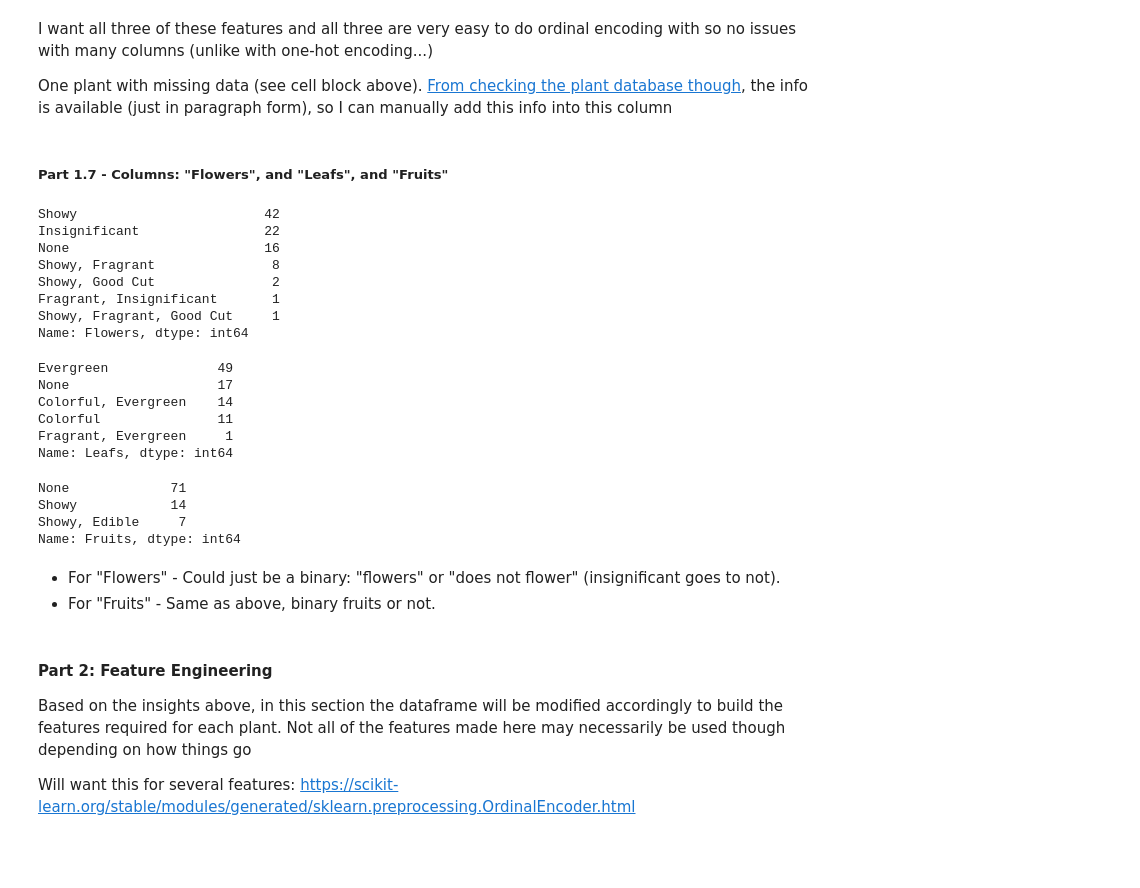
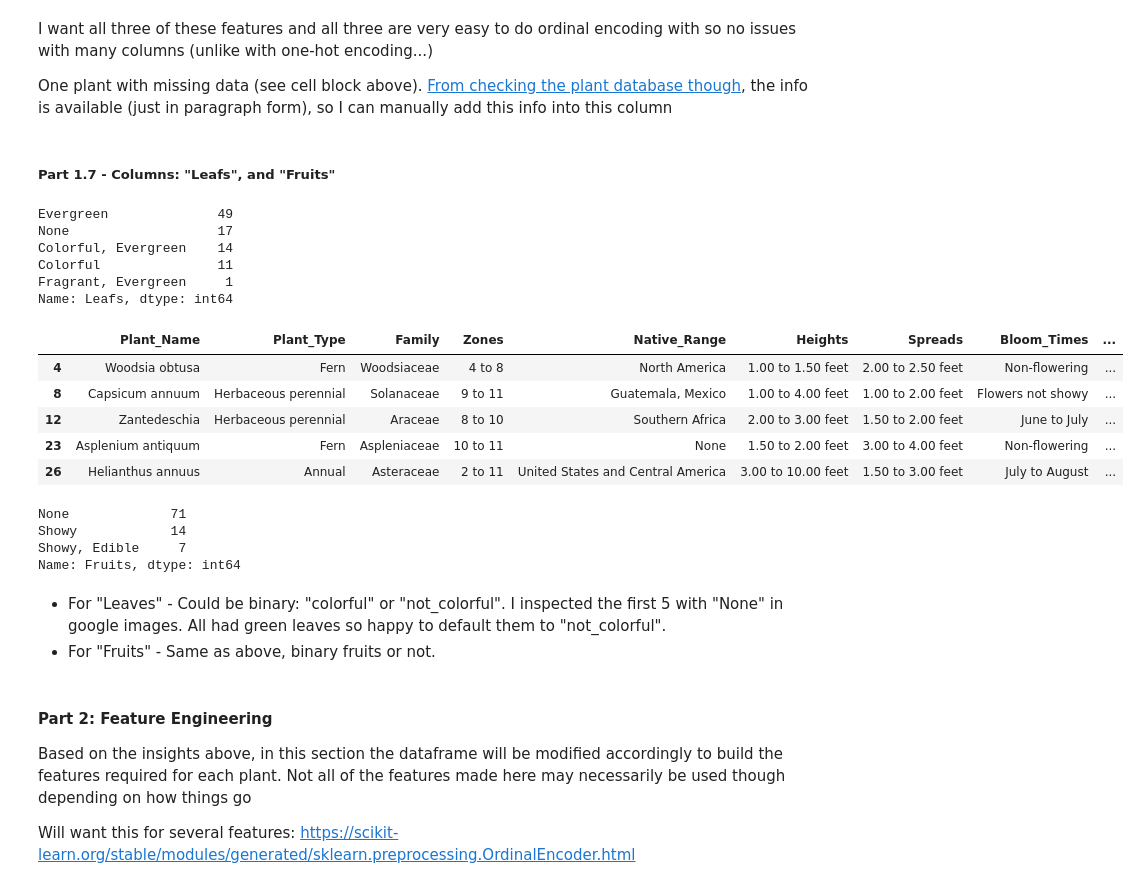
Before and after one commit to RMCrean/House_Plant_Recommender, a Jupyter notebook: House_Plant_Analysis.ipynb, the cells around one changed output. Saved outputs shown, nothing was run; the diff lists cells and outputs as text; code cells hidden in the pictures; blank space fills up the shorter version.

```diff
--- a/House_Plant_Analysis.ipynb
+++ b/House_Plant_Analysis.ipynb
@@ -194,0 +358,18 @@ Same thought process for spreads. Certainly can make 1 or more columns of contin
+# %%
+bloom_times = list(plant_df["Bloom_Times"])
+
+non_flowering_terms = ["Non-flowering"]
+rarely_flowering_terms = ["Rarely flowers indoors", "Rarely flowers"]
+
+flower_or_not = []
+for descript in bloom_times:
+    if descript in non_flowering_terms:
+        flower_or_not.append("No")
+    elif descript in rarely_flowering_terms:
+        flower_or_not.append("Rarely")
+    else:
+        flower_or_not.append("Yes")
+# %%
+# Compare if the two columns agree with one another or not.
+plant_df["Flower_Or_Not"] = flower_or_not
+plant_df[["Flower_Or_Not", "Bloom_Description"]].value_counts(sort=False)
@@ -232,28 +478,26 @@ I want all three of these features and all three are very easy to do ordinal enc
 
 One plant  with missing data (see cell block above). [From checking the plant database though](https://www.missouribotanicalgarden.org/PlantFinder/PlantFinderDetails.aspx?taxonid=241952), the info is available (just in paragraph form), so I can manually add this info into this column
 # %% [markdown]
-##### Part 1.7 - Columns: "Flowers", and "Leafs", and "Fruits"
+##### Part 1.7 - Columns: "Leafs", and "Fruits"
 # %%
-plant_df["Flowers"].value_counts()
+plant_df["Leafs"].value_counts()
 # %% [output]
-Showy                        42
-Insignificant                22
-None                         16
-Showy, Fragrant               8
-Showy, Good Cut               2
-Fragrant, Insignificant       1
-Showy, Fragrant, Good Cut     1
-Name: Flowers, dtype: int64
+Evergreen              49
+None                   17
+Colorful, Evergreen    14
+Colorful               11
+Fragrant, Evergreen     1
+Name: Leafs, dtype: int64
-# %%
-plant_df["Leafs"].value_counts()
-# want to check that the nones don't actually make leafs or what that is about? - lack of info?
-# %% [output]
-Evergreen              49
-None                   17
-Colorful, Evergreen    14
-Colorful               11
-Fragrant, Evergreen     1
-Name: Leafs, dtype: int64
+# %%
+missing_index = plant_df["Leafs"].loc[lambda x: x=="None"].index
+plant_df.iloc[missing_index].head(5)
+# %% [output]
+|  | Plant_Name | Plant_Type | Family | Zones | Native_Range | Heights | Spreads | Bloom_Times | ... |
+| 4 | Woodsia obtusa | Fern | Woodsiaceae | 4 to 8 | North America | 1.00 to 1.50 feet | 2.00 to 2.50 feet | Non-flowering | ... |
+| 8 | Capsicum annuum | Herbaceous perennial | Solanaceae | 9 to 11 | Guatemala, Mexico | 1.00 to 4.00 feet | 1.00 to 2.00 feet | Flowers not showy | ... |
+| 12 | Zantedeschia | Herbaceous perennial | Araceae | 8 to 10 | Southern Africa | 2.00 to 3.00 feet | 1.50 to 2.00 feet | June to July | ... |
+| 23 | Asplenium antiquum | Fern | Aspleniaceae | 10 to 11 | None | 1.50 to 2.00 feet | 3.00 to 4.00 feet | Non-flowering | ... |
+| 26 | Helianthus annuus | Annual | Asteraceae | 2 to 11 | United States and Central America | 3.00 to 10.00 feet | 1.50 to 3.00 feet | July to August | ... |
 # %%
 plant_df["Fruits"].value_counts()
 # %% [output]
@@ -262,7 +506,7 @@ Showy            14
 Showy, Edible     7
 Name: Fruits, dtype: int64
 # %% [markdown]
-- For "Flowers" - Could just be a binary: "flowers" or "does not flower" (insignificant goes to not).
+- For "Leaves" - Could be binary: "colorful" or "not_colorful". I inspected the first 5 with "None" in google images. All had green leaves so happy to default them to "not_colorful".
 - For "Fruits" - Same as above, binary fruits or not.
 # %% [markdown]
 #### Part 2: Feature Engineering
```
Also changed, not shown: parts of 36 cells of this notebook.
